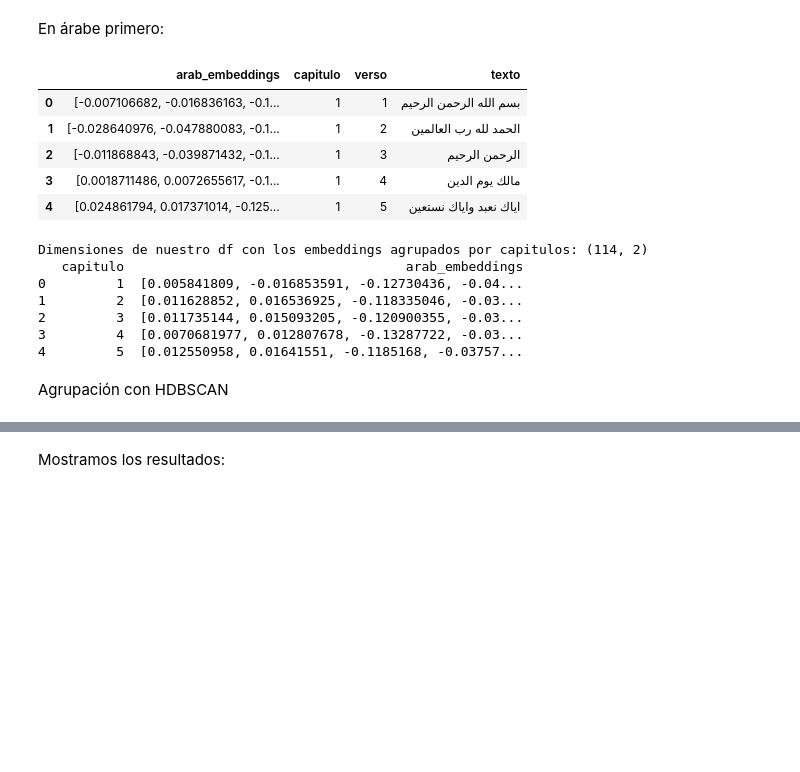
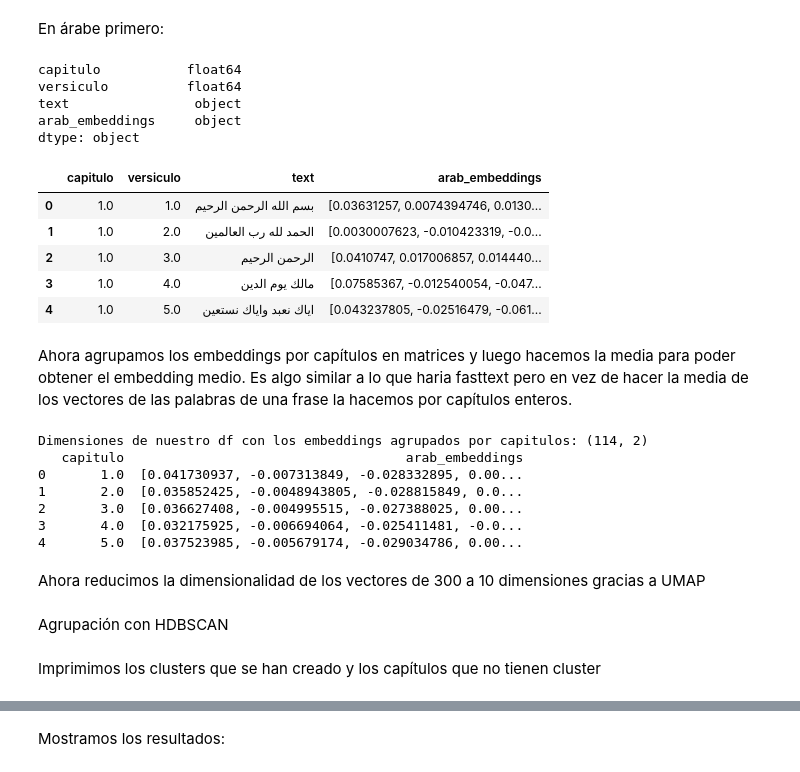
Before and after one commit to UnaiOlaiz/NLP-Group-Project, a Jupyter notebook: src/Generador de Topics + Clustering.ipynb, the cells around one changed output, grey strips where cells are left out. Cells and saved outputs as stored; diff of their text form; code cells hidden in the pictures; blank space fills up the shorter version.

```diff
--- a/src/Generador de Topics + Clustering.ipynb
+++ b/src/Generador de Topics + Clustering.ipynb
@@ -18,18 +18,20 @@ from sklearn.feature_extraction.text import CountVectorizer
 from transformers import pipeline
 import seaborn as sns
 # %%
-df_ar = pd.read_csv("../data/cleaned_data/arabe_limpio.csv", names=["text"], encoding="utf-8")
+df_ar = pd.read_csv("../data/cleaned_data/arabe_limpio.csv", sep="\t", encoding="utf-8")
+df_ar.rename(columns={"Texto": "text", "Capítulo": "capitulo", "Versículo": "versiculo"}, inplace=True)
 print(df_ar["text"].head())
 
 eng_q = pd.read_csv('../data/cleaned_data/cleaned_english_quran.txt',
                     sep="|",
-                    names=["Capítulo", "Versículo", "text"],
+                    names=["capitulo", "verso", "text"],
                     engine="python",
                     quoting=3, # Necesario para evitar problemas con las comillas en el texto en inglés.
                     header=None)
 
-df_eng = pd.DataFrame(eng_q["text"])
-print(df_eng["text"].head())
+df_en = pd.DataFrame(eng_q)
+print(df_en["text"].head())
+df_en.head()
 # %% [output]
 0    بسم الله الرحمن الرحيم
 1     الحمد لله رب العالمين
@@ -59,21 +63,26 @@ Para este nuevo apartado, usaremos el mismo modelo de embeddings usado anteriorm
 # %% [markdown]
 En árabe primero:
 # %%
-df_ft = pd.DataFrame(lines_ar, columns=["text"])
+df_ft = df_ar.copy()
 df_ft["text"] = df_ft["text"].str.strip()
 df_ft = df_ft[df_ft["text"].str.contains(r"[\u0600-\u06FF]")]
 df_ft["arab_embeddings"] = df_ft["text"].apply(lambda x: fasttext_arabe.get_sentence_vector(x))
-df_ft[["capitulo", "verso", "texto"]] = df_ft["text"].str.split("|", expand=True)
-df_ft["capitulo"] = df_ft["capitulo"].astype(int)
-df_ft.drop(columns=["text"], inplace=True)
+print(df_ft.dtypes)
 df_ft.head()
 # %% [output]
+capitulo           float64
+versiculo          float64
+text                object
+arab_embeddings     object
+dtype: object
-|  | arab_embeddings | capitulo | verso | texto |
-| 0 | [-0.007106682, -0.016836163, -0.1... | 1 | 1 | بسم الله الرحمن الرحيم |
-| 1 | [-0.028640976, -0.047880083, -0.1... | 1 | 2 | الحمد لله رب العالمين |
-| 2 | [-0.011868843, -0.039871432, -0.1... | 1 | 3 | الرحمن الرحيم |
-| 3 | [0.0018711486, 0.0072655617, -0.1... | 1 | 4 | مالك يوم الدين |
-| 4 | [0.024861794, 0.017371014, -0.125... | 1 | 5 | اياك نعبد واياك نستعين |
+|  | capitulo | versiculo | text | arab_embeddings |
+| 0 | 1.0 | 1.0 | بسم الله الرحمن الرحيم | [0.03631257, 0.0074394746, 0.0130... |
+| 1 | 1.0 | 2.0 | الحمد لله رب العالمين | [0.0030007623, -0.010423319, -0.0... |
+| 2 | 1.0 | 3.0 | الرحمن الرحيم | [0.0410747, 0.017006857, 0.014440... |
+| 3 | 1.0 | 4.0 | مالك يوم الدين | [0.07585367, -0.012540054, -0.047... |
+| 4 | 1.0 | 5.0 | اياك نعبد واياك نستعين | [0.043237805, -0.02516479, -0.061... |
+# %% [markdown]
+Ahora agrupamos los embeddings por capítulos en matrices y luego hacemos la media para poder obtener el embedding medio. Es algo similar a lo que haria fasttext pero en vez de hacer la media de los vectores de las palabras de una frase la hacemos por capítulos enteros.
 # %%
 embeddings_cap_ar = (
     df_ft.groupby("capitulo")["arab_embeddings"].apply(lambda x: np.mean(np.stack(x.values), axis=0))
@@ -85,11 +94,13 @@ print(embeddings_cap_ar.head(5))
 # %% [output]
 Dimensiones de nuestro df con los embeddings agrupados por capitulos: (114, 2)
    capitulo                                    arab_embeddings
-0         1  [0.005841809, -0.016853591, -0.12730436, -0.04...
-1         2  [0.011628852, 0.016536925, -0.118335046, -0.03...
-2         3  [0.011735144, 0.015093205, -0.120900355, -0.03...
-3         4  [0.0070681977, 0.012807678, -0.13287722, -0.03...
-4         5  [0.012550958, 0.01641551, -0.1185168, -0.03757...
+0       1.0  [0.041730937, -0.007313849, -0.028332895, 0.00...
+1       2.0  [0.035852425, -0.0048943805, -0.028815849, 0.0...
+2       3.0  [0.036627408, -0.004995515, -0.027388025, 0.00...
+3       4.0  [0.032175925, -0.006694064, -0.025411481, -0.0...
+4       5.0  [0.037523985, -0.005679174, -0.029034786, 0.00...
+# %% [markdown]
+Ahora reducimos la dimensionalidad de los vectores de 300 a 10 dimensiones gracias a UMAP
 # %%
 # Ahora vamos a reducir su dimensionalidad con UMAP
 X = np.vstack(embeddings_cap_ar["arab_embeddings"].values) # Stackeamos verticalmente los embeddings por capítulo
@@ -116,5 +127,7 @@ hdbscan_ar = hdbscan.HDBSCAN(
 
 labels = hdbscan_ar.fit_predict(X_umap) # Labels predecidos por
 embeddings_cap_ar["cluster"] = labels
+# %% [markdown]
+Imprimimos los clusters que se han creado y los capítulos que no tienen cluster
 # %%
 for c in sorted(embeddings_cap_ar["cluster"].unique()):
```
Also changed, not shown: parts of 9 cells of this notebook, 2 other files.
